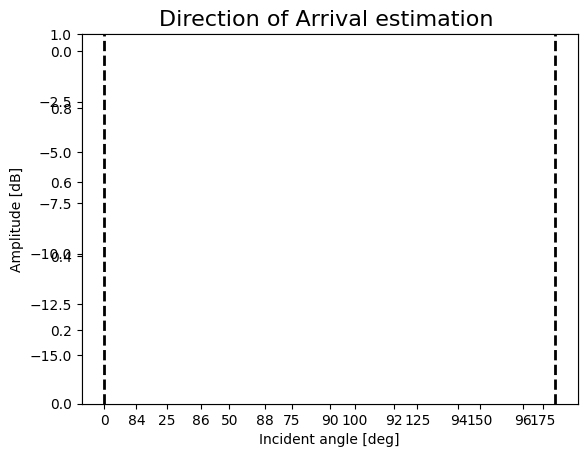
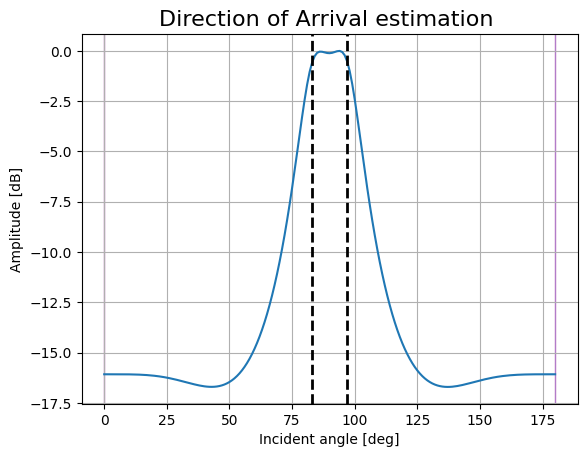
The change to this notebook cell's code, shown as a diff; its figure went from the first image to the second:
--- before
+++ after
@@ -31,7 +31,7 @@
 # DOA_plot(Bartlett, incident_angles, log_scale_min = -50)
 
-DOA_plot(Capon, incident_angles, log_scale_min = -50)
+axes = DOA_plot(Capon, incident_angles, log_scale_min = -50)
 # Mark nominal incident angles
-axes = plt.axes()
 axes.axvline(linestyle = '--',linewidth = 2,color = 'black',x = theta1)
 axes.axvline(linestyle = '--',linewidth = 2,color = 'black',x = theta2)
+axes.plot()

Commit: incremental verification of the .ipynb